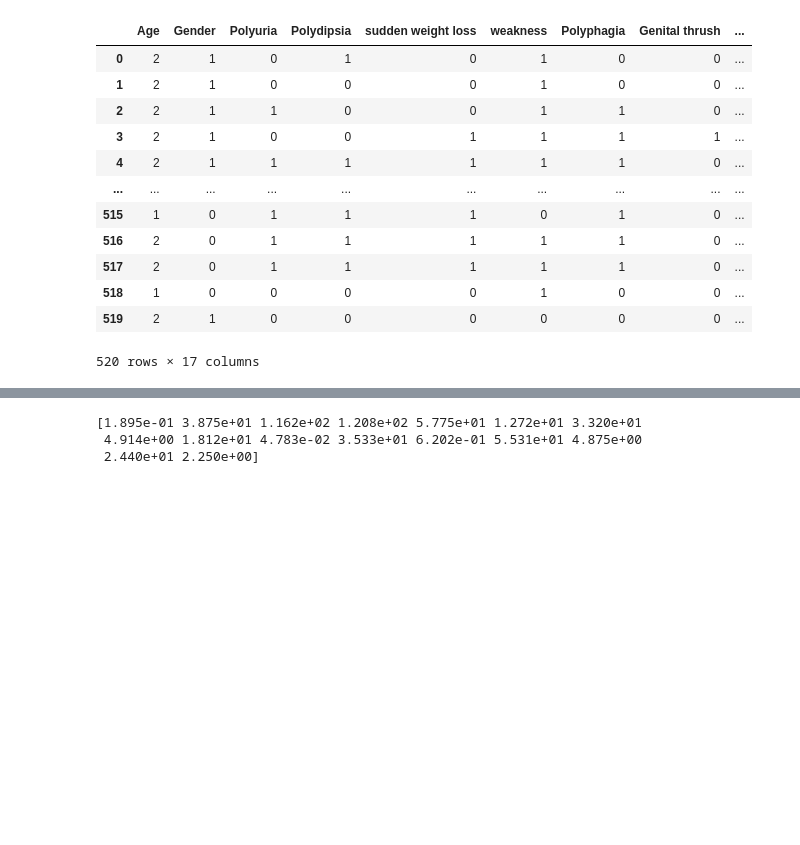
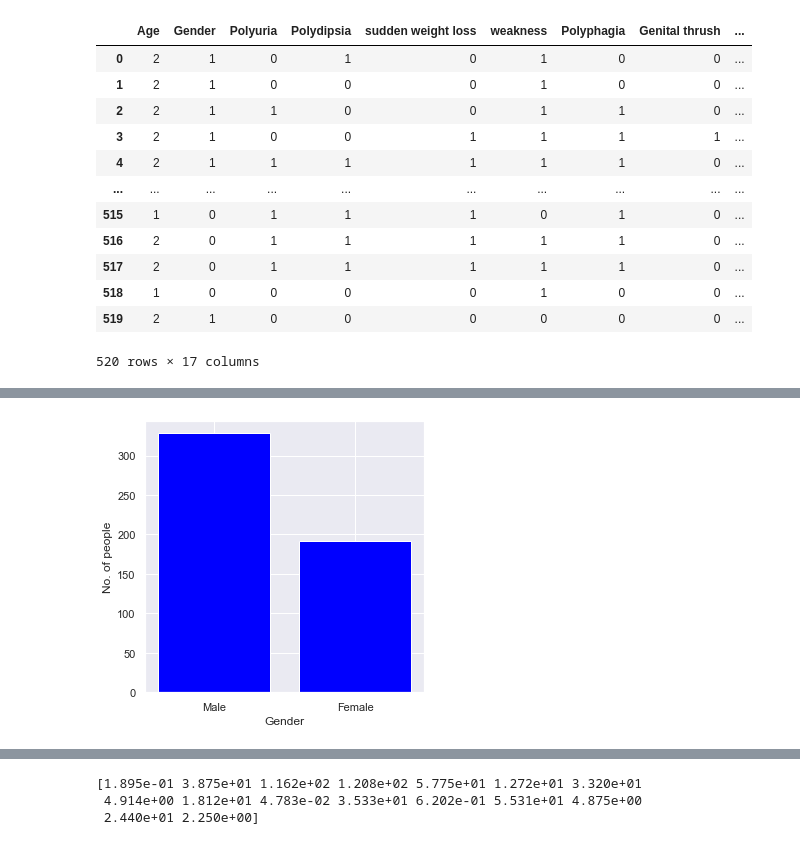
Before and after one commit to LaithSharia/Early-stage-diabetes-risk-prediction, a Jupyter notebook: Early stage diabetes risk prediction.ipynb, the cells around one changed output, grey strips where cells are left out. Cells and saved outputs as stored; diff of their text form; code cells hidden in the pictures; blank space fills up the shorter version.

```diff
--- a/Early stage diabetes risk prediction.ipynb
+++ b/Early stage diabetes risk prediction.ipynb
@@ -103,0 +218,8 @@ data
+# %%
+# Visualizing the number of Males and Females
+plt.bar(['Male', 'Female'], [modData[modData['Gender'] == 1].count()[0], modData[modData['Gender'] == 0].count()[0]], color ='blue', width = 0.8)
+plt.xlabel("Gender")
+plt.ylabel("No. of people")
+plt.show()
+# %% [output]
+[figure, added]
```
Also changed, not shown: parts of 28 cells of this notebook.
